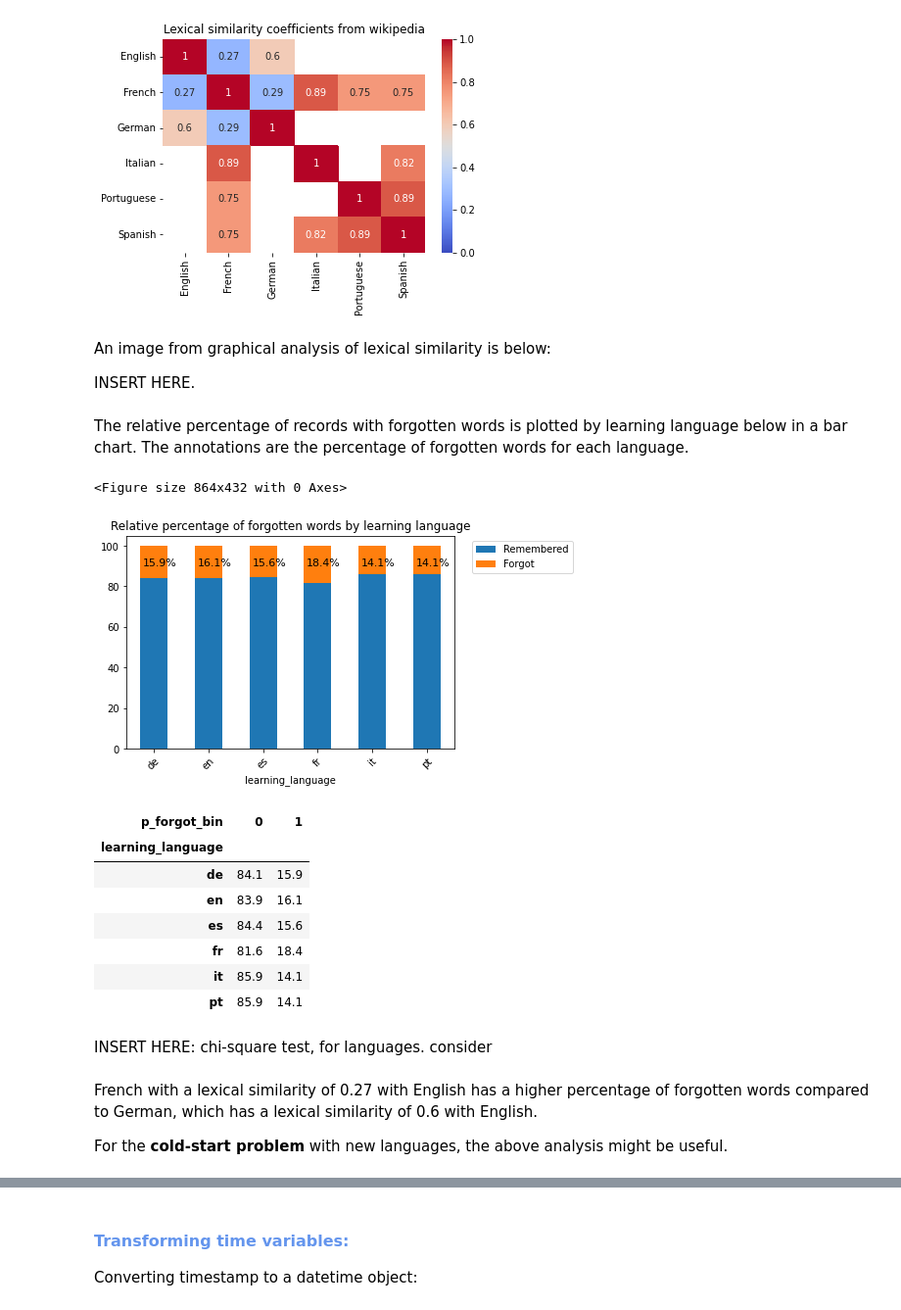
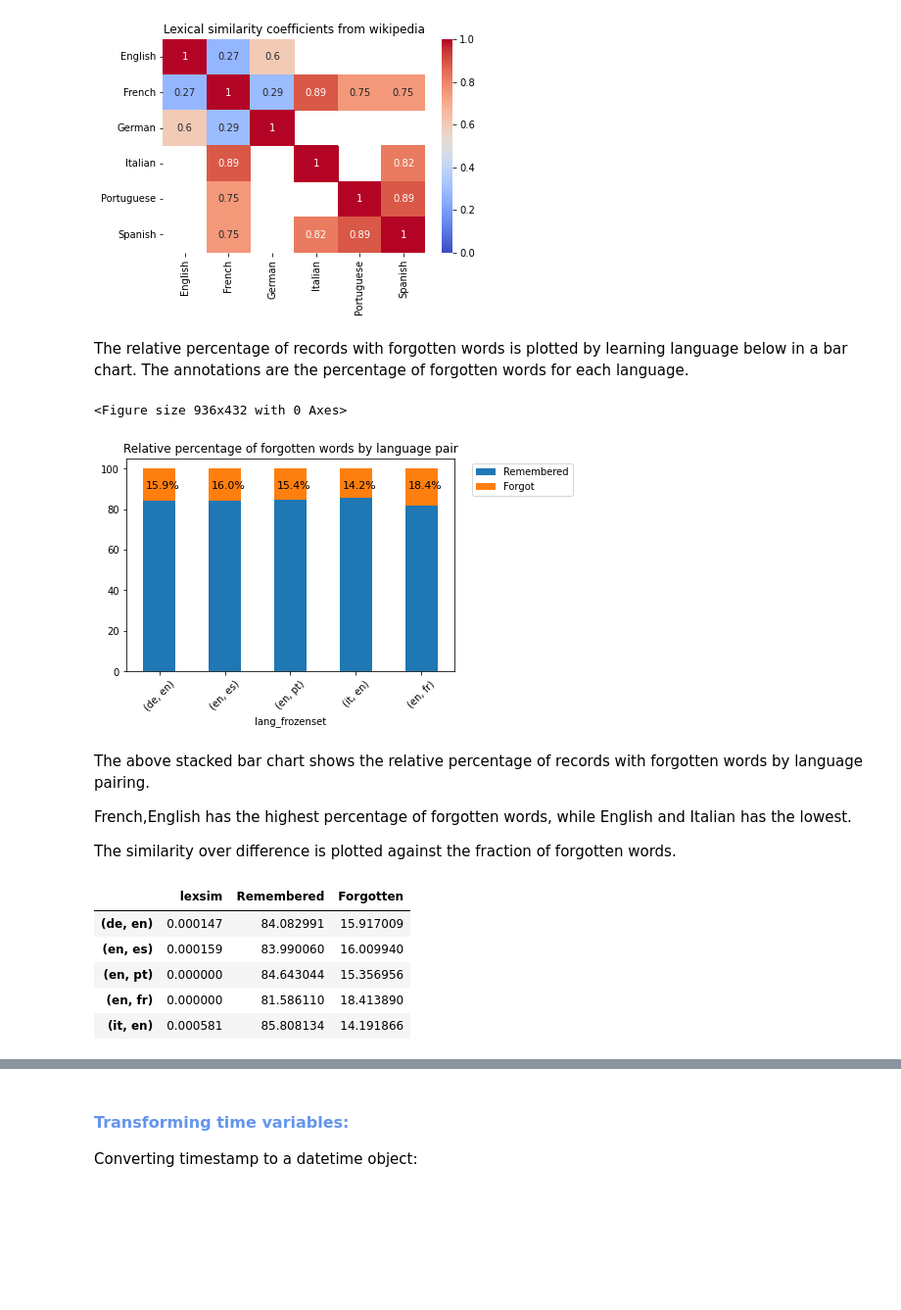
Before and after one commit to rts1988/Duolingo_spaced_repetition, a Jupyter notebook: 1_Introduction_basicEDA_Duolingo_spaced_repetition.ipynb, the cells around one changed output, grey strips where cells are left out. Shown at 98% size. Cells and saved outputs as stored; diff of their text form; code cells hidden in the pictures; blank space fills up the shorter version.

```diff
--- a/1_Introduction_basicEDA_Duolingo_spaced_repetition.ipynb
+++ b/1_Introduction_basicEDA_Duolingo_spaced_repetition.ipynb
@@ -501,8 +528,8 @@ for (L1,L2) in itertools.combinations(learnlang_list, 2): # iterating over every
   num_not_in_commonwords = len(not_in_commonwords)
 
   # computing and saving lexical similarity to dictionary
-  similar_over_different[(L1,L2)] = num_commonwords/num_not_in_commonwords
+  similar_over_different[frozenset([L1,L2])] = num_commonwords/num_not_in_commonwords
 # %%
-similar_over_different = pd.Series(similar_over_different)
-similar_over_different.sort_values(ascending=False)
+similar_over_different_ser = pd.Series(similar_over_different)
+similar_over_different_ser.sort_values(ascending=False)
 # %% [output]
@@ -524,0 +554,3 @@ dtype: float64
+# %%
+datadf['lang_frozenset'] = datadf[['learning_language','ui_language']].apply(lambda x: frozenset([x[0],x[1]]),axis=1)
+datadf['simoverdiff'] = datadf['lang_frozenset'].map(similar_over_different)
@@ -540,40 +576,28 @@ sns.heatmap(lexical_simwiki,cmap="coolwarm",vmin=0,vmax=1,annot=True)
 plt.show()
 # %% [output]
 [figure]
-# %% [markdown]
-An image from graphical analysis of lexical similarity is below:
-
-INSERT HERE.
 # %% [markdown]
 The relative percentage of records with forgotten words is plotted by learning language below in a bar chart. The annotations are the percentage of forgotten words for each language.
 # %%
 # Tabulating the WNV test results across the different mosquito species.
-ctable = pd.crosstab(datadf['learning_language'],datadf['p_forgot_bin']).apply(lambda x:x/sum(x)*100,axis = 1)
+ctable = pd.crosstab(datadf['lang_frozenset'],datadf['p_forgot_bin']).apply(lambda x:x/sum(x)*100,axis = 1)
 
 #display(HTML('<b>Relative percentage of WNV positive mosquito samples by species'))
-plt.figure(figsize=(12,6))
+plt.figure(figsize=(13,6))
 ctable.plot(kind ='bar',stacked=True)
-plt.title('Relative percentage of forgotten words by learning language')
+plt.title('Relative percentage of forgotten words by language pair')
 plt.legend(bbox_to_anchor=(1.04,1),labels = ['Remembered','Forgot'])
 plt.xticks(rotation = 45)
 
 for i,ind in enumerate(ctable.index):
-  plt.annotate(str(ctable.loc[ind,1].round(1))+"%",(i-0.2,90),fontsize=11,c='black')
+  plt.annotate(str(ctable.iloc[i,1].round(1))+"%",(i-0.2,90),fontsize=11,c='black')
 plt.show()
 # %% [output]
-<Figure size 864x432 with 0 Axes>
+<Figure size 936x432 with 0 Axes>
-[figure, old version]
+[figure, new version]
-| p_forgot_bin | 0 | 1 |
-| learning_language |  |  |
-| de | 84.1 | 15.9 |
-| en | 83.9 | 16.1 |
-| es | 84.4 | 15.6 |
-| fr | 81.6 | 18.4 |
-| it | 85.9 | 14.1 |
-| pt | 85.9 | 14.1 |
-# %% [markdown]
-INSERT HERE: chi-square test, for languages. consider
-# %% [markdown]
-French with a lexical similarity of 0.27 with English has a higher percentage of forgotten words compared to German, which has a lexical similarity of 0.6 with English.
-
-For the **cold-start problem** with new languages, the above analysis might be useful.
+# %% [markdown]
+The above stacked bar chart shows the relative percentage of records with forgotten words by language pairing.
+
+French,English has the highest percentage of forgotten words, while English and Italian has the lowest.
+
+The similarity over difference is plotted against the fraction of forgotten words.
@@ -579,0 +608,9 @@ For the **cold-start problem** with new languages, the above analysis might be u
+# %%
+lexsim_performance_df
+# %% [output]
+|  | lexsim | Remembered | Forgotten |
+| (de, en) | 0.000147 | 84.082991 | 15.917009 |
+| (en, es) | 0.000159 | 83.990060 | 16.009940 |
+| (en, pt) | 0.000000 | 84.643044 | 15.356956 |
+| (en, fr) | 0.000000 | 81.586110 | 18.413890 |
+| (it, en) | 0.000581 | 85.808134 | 14.191866 |
```
Also changed, not shown: parts of 37 cells of this notebook.
